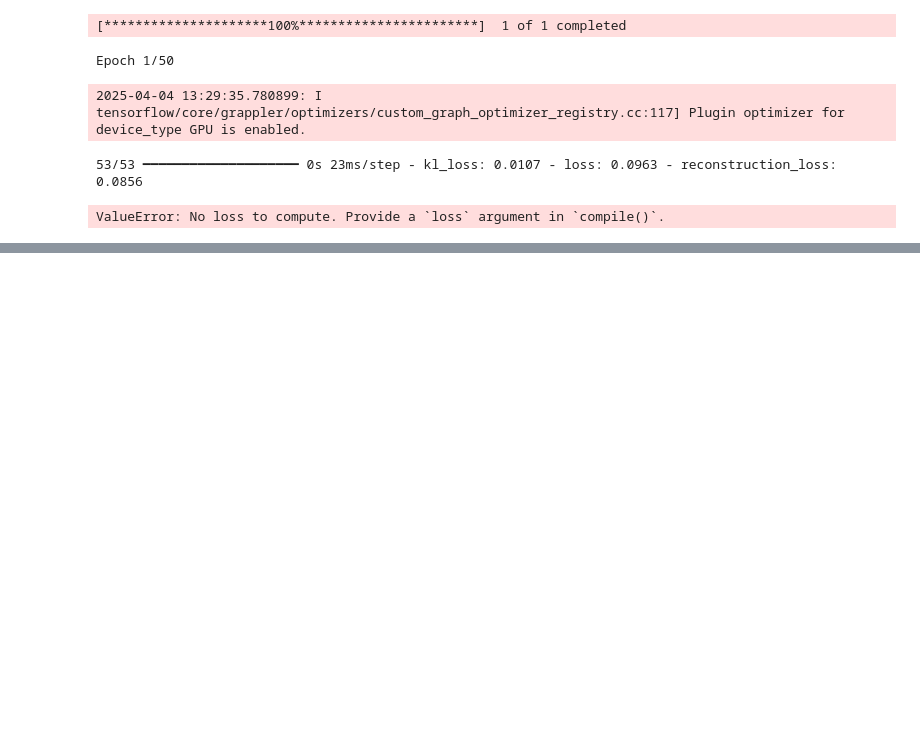
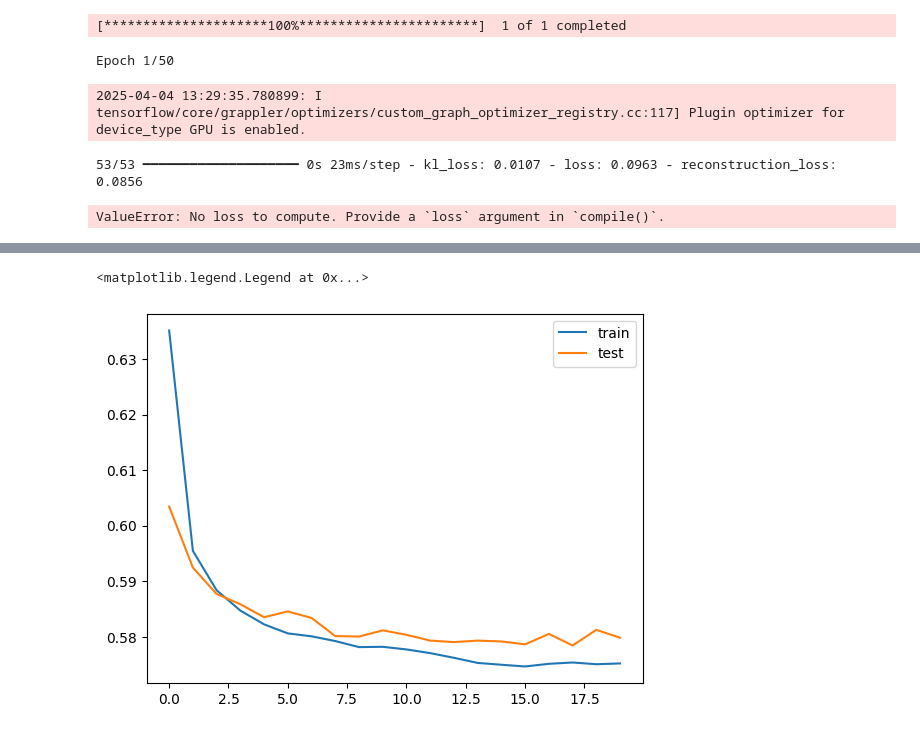
Before and after one commit to FaresZGH/Leyenda, a Jupyter notebook: livrables/Livrable2.ipynb, the cells around one changed output, grey strips where cells are left out. Drawn from its saved outputs; the diff is of its cells as text; code cells hidden in the pictures; blank space fills up the shorter version.

```diff
--- a/livrables/Livrable2.ipynb
+++ b/livrables/Livrable2.ipynb
@@ -95,0 +264,16 @@ ValueError: No loss to compute. Provide a `loss` argument in `compile()`.
+# %%
+from tensorflow.keras.models import Model
+
+
+outputs = decoder(latent_space)
+autoencoder = keras.Model(encoder_inputs,outputs, nmae="autoencoder")
+
+autoencoder.compile(optimizer="adam"
+                      , loss="binary_crossentropy"
+                      , metrics=["accuracy"])
+# %%
+def make_autoencoder_dataset(input_ds, target_ds):
+    return tf.data.Dataset.zip((input_ds.map(lambda x, y: x), target_ds.map(lambda x, y: x)))
+# %%
+train_autoenc_ds = make_autoencoder_dataset(noisy_train_ds, train_ds)
+val_autoenc_ds = make_autoencoder_dataset(noisy_val_ds, val_ds)
@@ -95,0 +298,8 @@ ValueError: No loss to compute. Provide a `loss` argument in `compile()`.
+# %%
+# Train the model
+history = autoencoder.fit(train_autoenc_ds,
+                epochs=20,
+                batch_size= 32,
+                shuffle= True,
+                validation_data=val_autoenc_ds,
+               )
@@ -95,0 +341,9 @@ ValueError: No loss to compute. Provide a `loss` argument in `compile()`.
+# %%
+import matplotlib.pyplot as plt
+
+plt.plot(history.history['loss'], label='train')
+plt.plot(history.history['val_loss'], label='test')
+plt.legend()
+# %% [output]
+<matplotlib.legend.Legend at 0x...>
+[figure, added]
```
Also changed, not shown: parts of 15 cells of this notebook.
